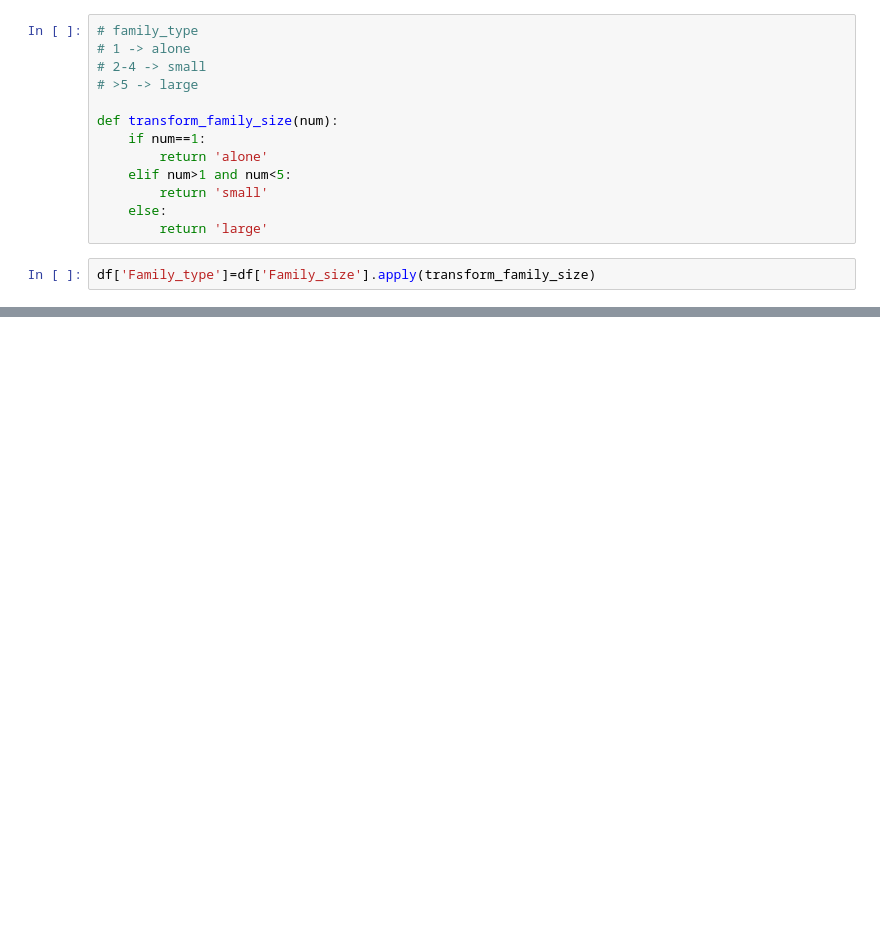
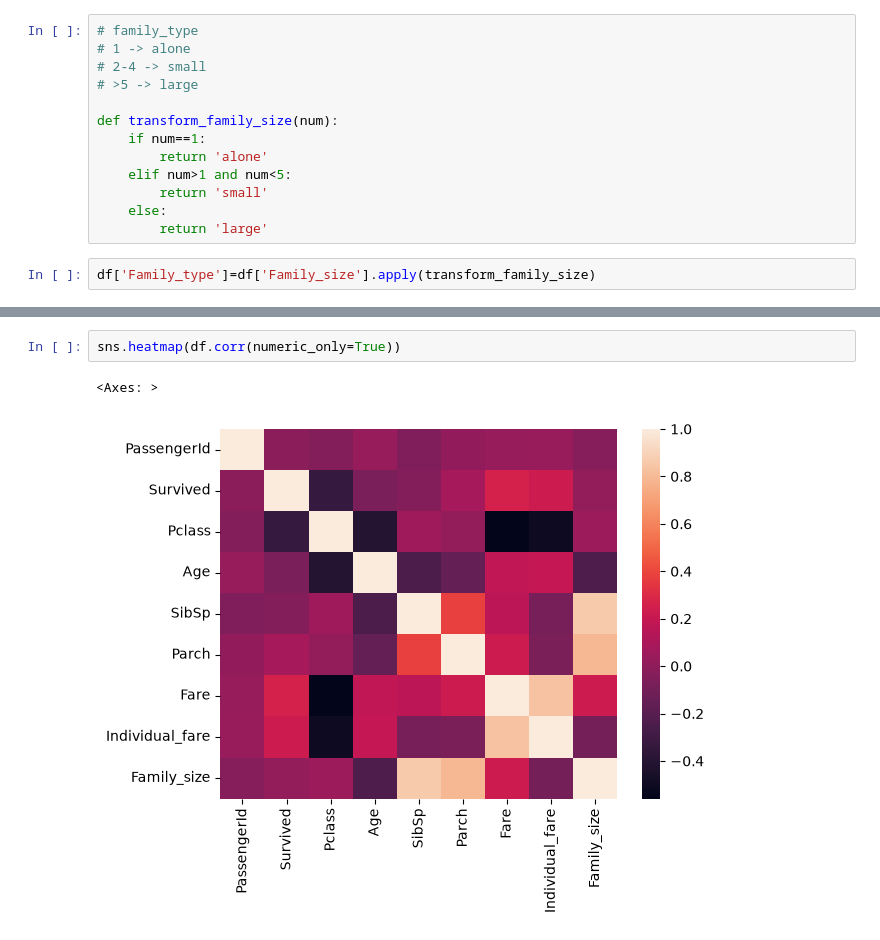
Before and after one commit to SKsudhanshukumar/AIML, a Jupyter notebook: Data Analysis/EDA.ipynb, the cells around one changed output, grey strips where cells are left out. Drawn from its saved outputs; the diff is of its cells as text; blank space fills up the shorter version.

```diff
--- a/Data Analysis/EDA.ipynb
+++ b/Data Analysis/EDA.ipynb
@@ -489,0 +658,5 @@ ValueError: cannot reindex on an axis with duplicate labels
+# %%
+sns.heatmap(df.corr(numeric_only=True))
+# %% [output]
+<Axes: >
+[figure, added]
```
Also changed, not shown: parts of 22 cells of this notebook.
